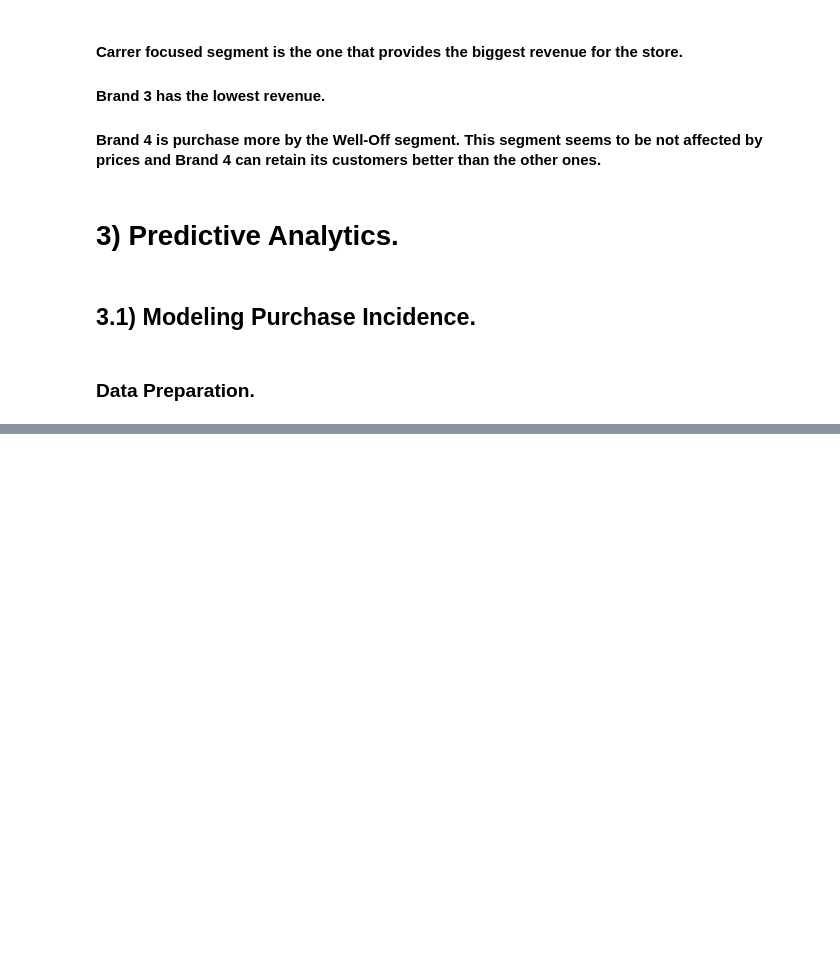
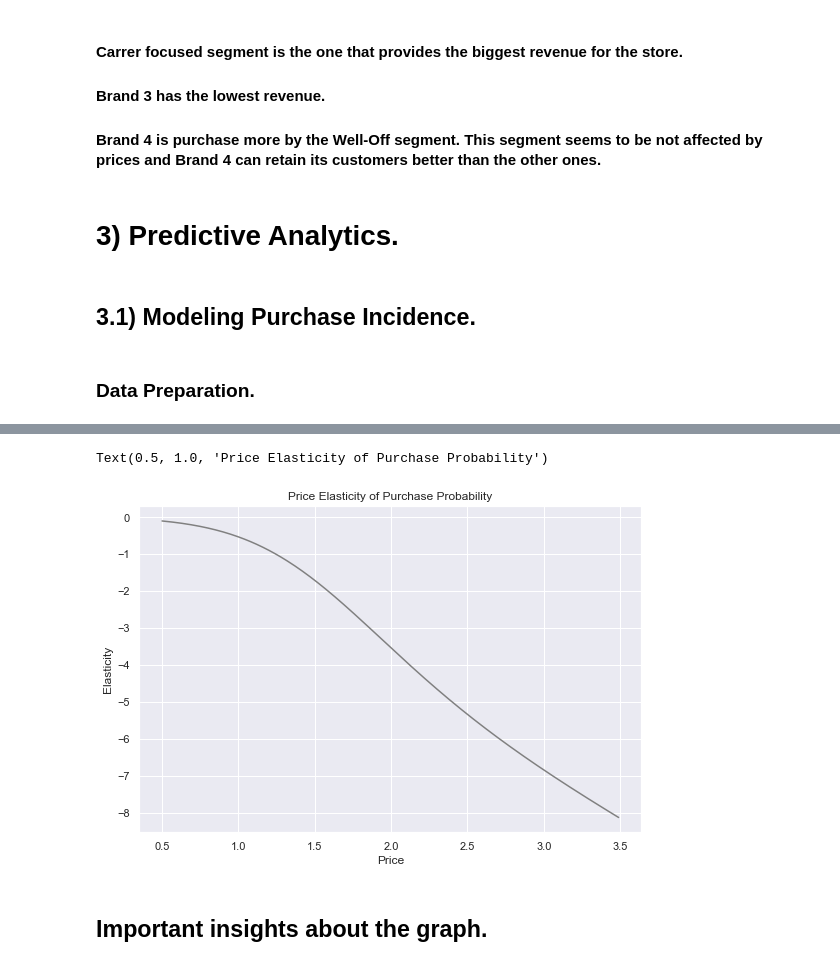
Before and after one commit to JuanD5/Machine-learning-projects, a Jupyter notebook: Clustering projects/Customer Analytics/main_customer_analytics_365_datascience.ipynb, the cells around one changed output, grey strips where cells are left out. Saved outputs shown, nothing was run; the diff lists cells and outputs as text; code cells hidden in the pictures; blank space fills up the shorter version.

```diff
--- a/Clustering projects/Customer Analytics/main_customer_analytics_365_datascience.ipynb
+++ b/Clustering projects/Customer Analytics/main_customer_analytics_365_datascience.ipynb
@@ -1151,0 +1234,4 @@ df_pa = df_purchase_predictors
+# %%
+df_price_range = pd.DataFrame(price_range)
+# %%
+Y_pr = model_purchase.predict_proba(df_price_range)
@@ -1151,0 +1260,2 @@ df_pa = df_purchase_predictors
+# %%
+purchase_pr = Y_pr[:][:,1]
@@ -1151,0 +1286,2 @@ df_pa = df_purchase_predictors
+# %%
+pe = model_purchase.coef_[:,0]*price_range*(1-purchase_pr)
@@ -1151,0 +1308,11 @@ df_pa = df_purchase_predictors
+# %%
+plt.figure(figsize = (9,6))
+plt.plot(price_range,pe,color = 'grey')
+plt.xlabel('Price')
+plt.ylabel('Elasticity')
+plt.title('Price Elasticity of Purchase Probability')
+# %% [output]
+Text(0.5, 1.0, 'Price Elasticity of Purchase Probability')
+[figure, added]
+# %% [markdown]
+## **Important insights about the graph**.
```
Also changed, not shown: parts of 54 cells of this notebook, 4 other files.
